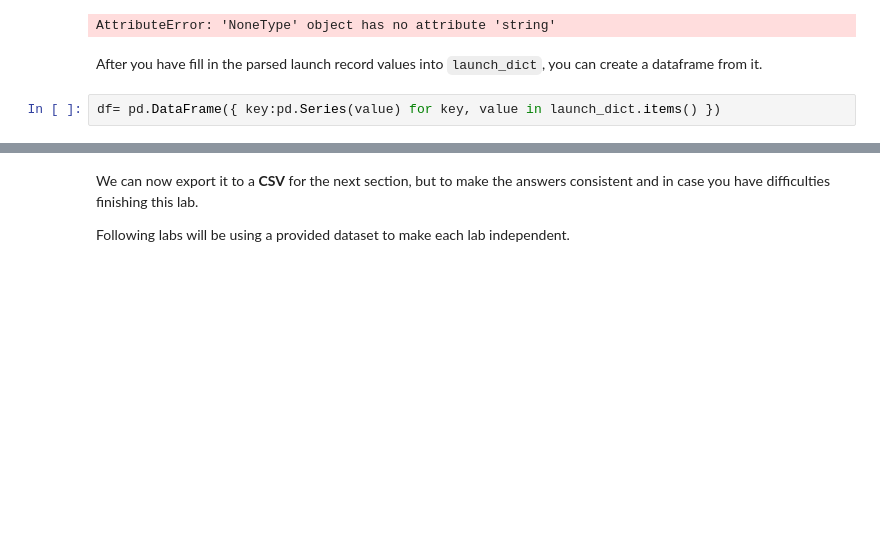
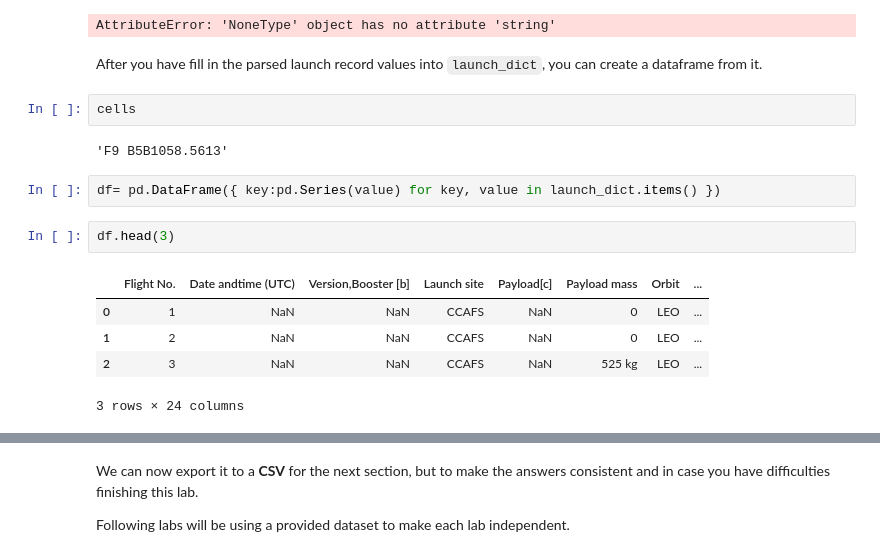
Before and after one commit to PatRomVic/SpaceY, a Jupyter notebook: jupyter-labs-webscraping(1).ipynb, the cells around one changed output, grey strips where cells are left out. Cells and saved outputs as stored; diff of their text form; blank space fills up the shorter version.

```diff
--- a/jupyter-labs-webscraping(1).ipynb
+++ b/jupyter-labs-webscraping(1).ipynb
@@ -380,5 +405,17 @@ The orbit is: SSO
 AttributeError: 'NoneType' object has no attribute 'string'
 # %% [markdown]
 After you have fill in the parsed launch record values into `launch_dict`, you can create a dataframe from it.
+# %%
+cells
+# %% [output]
+'F9 B5B1058.5613'
 # %%
 df= pd.DataFrame({ key:pd.Series(value) for key, value in launch_dict.items() })
+# %%
+df.head(3)
+# %% [output]
+|  | Flight No. | Date andtime (UTC) | Version,Booster [b] | Launch site | Payload[c] | Payload mass | Orbit | ... |
+| 0 | 1 | NaN | NaN | CCAFS | NaN | 0 | LEO | ... |
+| 1 | 2 | NaN | NaN | CCAFS | NaN | 0 | LEO | ... |
+| 2 | 3 | NaN | NaN | CCAFS | NaN | 525 kg | LEO | ... |
+3 rows × 24 columns
```
Also changed, not shown: parts of 12 cells of this notebook.
